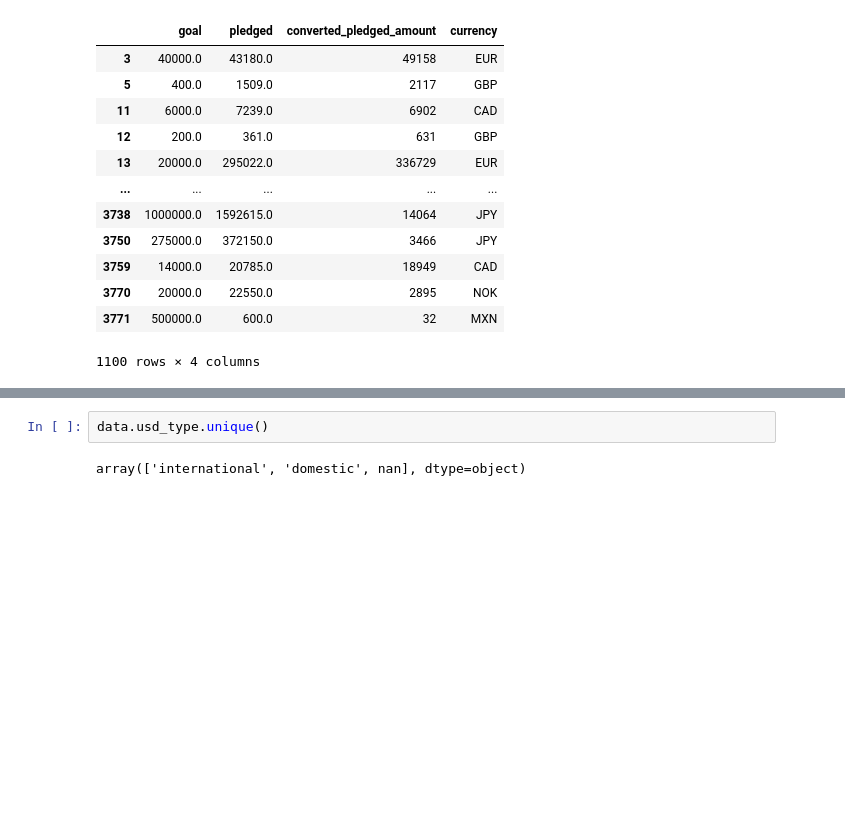
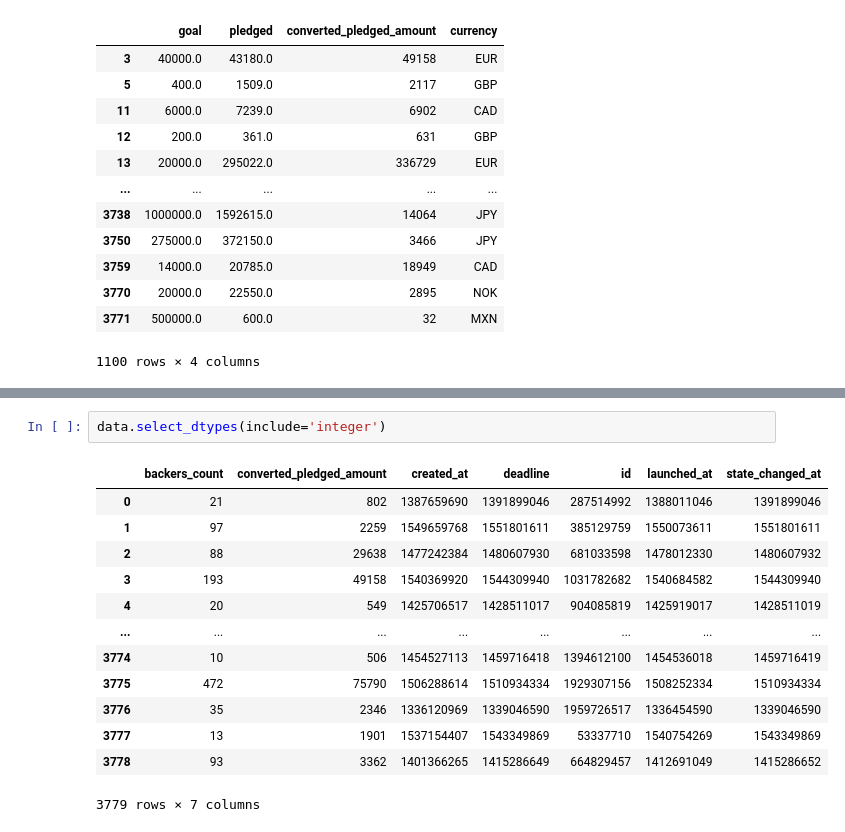
Before and after one commit to joshuadbeil/kickstarter_challenge, a Jupyter notebook: 02-skimming.ipynb, the cells around one changed output, grey strips where cells are left out. Cells and saved outputs as stored; diff of their text form; blank space fills up the shorter version.

```diff
--- a/02-skimming.ipynb
+++ b/02-skimming.ipynb
@@ -103,7 +103,19 @@ vs.nice_summary(data)
 | 34 | urls | object | 3770 | 3779 | - | - | 0 | - | - | - | ... |
 | 35 | usd_pledged | float64 | 2926 | 3779 | - | - | 304 | 13158.66 | 67613.49 | 0.0 | ... |
 | 36 | usd_type | object | 2 | 3764 | 15 | 0.4 | 0 | - | - | - | ... |
-# %%
-data.usd_type.unique()
-# %% [output]
-array(['international', 'domestic', nan], dtype=object)
+# %%
+data.select_dtypes(include='integer')
+# %% [output]
+|  | backers_count | converted_pledged_amount | created_at | deadline | id | launched_at | state_changed_at |
+| 0 | 21 | 802 | 1387659690 | 1391899046 | 287514992 | 1388011046 | 1391899046 |
+| 1 | 97 | 2259 | 1549659768 | 1551801611 | 385129759 | 1550073611 | 1551801611 |
+| 2 | 88 | 29638 | 1477242384 | 1480607930 | 681033598 | 1478012330 | 1480607932 |
+| 3 | 193 | 49158 | 1540369920 | 1544309940 | 1031782682 | 1540684582 | 1544309940 |
+| 4 | 20 | 549 | 1425706517 | 1428511017 | 904085819 | 1425919017 | 1428511019 |
+| ... | ... | ... | ... | ... | ... | ... | ... |
+| 3774 | 10 | 506 | 1454527113 | 1459716418 | 1394612100 | 1454536018 | 1459716419 |
+| 3775 | 472 | 75790 | 1506288614 | 1510934334 | 1929307156 | 1508252334 | 1510934334 |
+| 3776 | 35 | 2346 | 1336120969 | 1339046590 | 1959726517 | 1336454590 | 1339046590 |
+| 3777 | 13 | 1901 | 1537154407 | 1543349869 | 53337710 | 1540754269 | 1543349869 |
+| 3778 | 93 | 3362 | 1401366265 | 1415286649 | 664829457 | 1412691049 | 1415286652 |
+3779 rows × 7 columns
```
Also changed, not shown: 2 other files.
